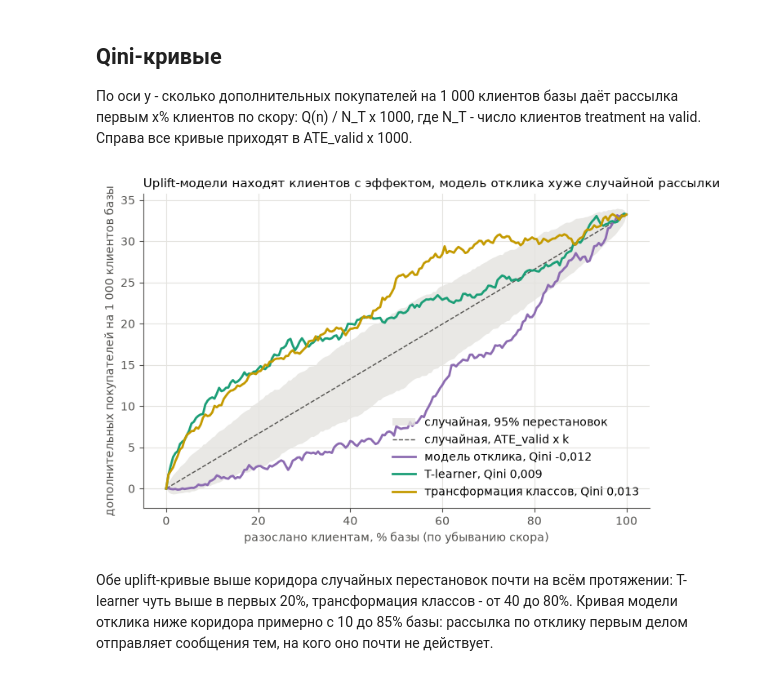
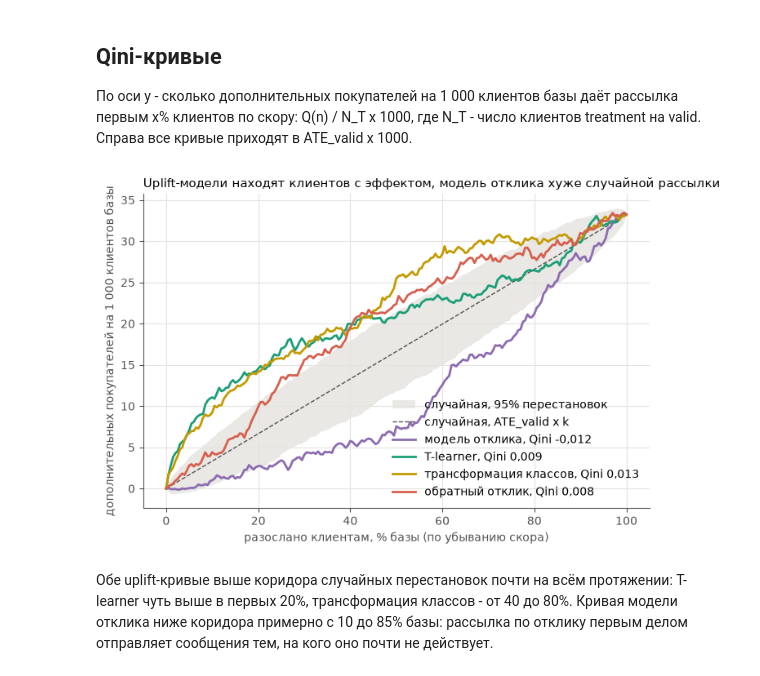
Before and after one commit to artyombelyaev/x5-uplift-modeling, a Jupyter notebook: notebooks/04_models.ipynb, the cells around one changed output. Saved outputs shown, nothing was run; the diff lists cells and outputs as text; code cells hidden in the pictures.

```diff
--- a/notebooks/04_models.ipynb
+++ b/notebooks/04_models.ipynb
@@ -89,12 +95,13 @@ scores_all = pd.read_parquet(ART / "valid_scores.parquet")
 scores_all = scores_all.pivot_table(index=["client_id"], columns=["model", "seed"], values="score")
 scores_all = scores_all.loc[X_valid.index]
 scores = {m: scores_all[(m, config.SEED)].to_numpy() for m in MODELS}
+scores["inverse_response"] = -scores["response"]
 ate_valid = y[t == 1].mean() - y[t == 0].mean()
 print(f"valid: {len(y)} клиентов, treatment {int(t.sum())}, control {int((1 - t).sum())}, ATE_valid = {ate_valid * 100:.2f} п.п.")
 # %% [output]
 valid: 40008 клиентов, treatment 19996, control 20012, ATE_valid = 3.32 п.п.
 # %%
-point = pd.DataFrame({m: uplift.metrics(y, t, scores[m], KS) for m in MODELS}).T
+point = pd.DataFrame({m: uplift.metrics(y, t, scores[m], KS) for m in SCORED}).T
 boot = uplift.bootstrap(y, t, scores, n_boot=1000, seed=config.SEED, ks=KS)
 perm = uplift.permutation_baseline(y, t, n_perm=1000, seed=config.SEED, ks=KS)
 ate_boot = boot[boot.model == "ate"].set_index("rep").ate
@@ -105,7 +112,7 @@ def ci(s):
 
 
 rows = []
-for m in MODELS:
+for m in SCORED:
     b = boot[boot.model == m]
     row = {"модель": plots.MODEL_NAMES[m]}
     lo, hi = ci(b.qini)
@@ -145,7 +153,8 @@ table
 Парные разности на тех же бутстреп-выборках:
 # %%
 wide = boot[boot.model != "ate"].pivot(index="rep", columns="model")
-pairs = [("t_learner", "response"), ("class_transformation", "response"), ("t_learner", "class_transformation")]
+pairs = [("t_learner", "response"), ("class_transformation", "response"), ("t_learner", "class_transformation"),
+         ("t_learner", "inverse_response"), ("class_transformation", "inverse_response")]
 rows = []
 for a, b_ in pairs:
     row = {"разность": f"{plots.MODEL_NAMES[a]} - {plots.MODEL_NAMES[b_]}"}
@@ -158,7 +167,7 @@ for a, b_ in pairs:
             f"{est * scale:.3f} ({lo * scale:.3f} ... {hi * scale:.3f})" if metric == "qini"
             else f"{est * scale:+.0f} ({lo * scale:+.0f} ... {hi * scale:+.0f})")
     rows.append(row)
-for m in MODELS:
+for m in SCORED:
     row = {"разность": f"{plots.MODEL_NAMES[m]} - случайная"}
     for k in KS:
         col = f"uplift@{k:.0%}"
@@ -197,31 +214,31 @@ Q(n) / N_T x 1000, где N_T - число клиентов treatment на valid
 # %%
 grid = np.linspace(0, 1, 201)
 n_t_total = t.sum()
 
 
 def curve_on_grid(score):
     x, q = uplift.qini_curve(y, t, score)
     return np.interp(grid, x / x[-1], q / n_t_total * 1000)
 
 
 rng = np.random.default_rng(config.SEED)
 perm_curves = np.array([curve_on_grid(rng.permutation(len(y))) for _ in range(1000)])
 band_lo, band_hi = np.quantile(perm_curves, [0.025, 0.975], axis=0)
 
 fig, ax = plt.subplots(figsize=(8, 5))
 ax.fill_between(grid * 100, band_lo, band_hi, color=plots.GRID, alpha=0.8, lw=0, label="случайная, 95% перестановок")
 ax.plot([0, 100], [0, ate_valid * 1000], color=plots.INK, ls="--", lw=1, label="случайная, ATE_valid x k")
-for m in MODELS:
+for m in SCORED:
     ax.plot(grid * 100, curve_on_grid(scores[m]), color=plots.MODEL_COLORS[m], lw=2,
             label=f"{plots.MODEL_NAMES[m]}, Qini {point.loc[m, 'qini']:.3f}".replace(".", ","))
 ax.set_xlabel("разослано клиентам, % базы (по убыванию скора)")
 ax.set_ylabel("дополнительных покупателей на 1 000 клиентов базы")
 ax.legend(loc="lower right")
 ax.set_title('Uplift-модели находят клиентов с эффектом, модель отклика хуже случайной рассылки')
 plots.save(fig, "qini_valid.png")
 plt.show()
 # %% [output]
-[figure, old version]
+[figure, new version]
 # %% [markdown]
 Обе uplift-кривые выше коридора случайных перестановок почти на всём протяжении: T-learner чуть выше в первых
 20%, трансформация классов - от 40 до 80%. Кривая модели отклика ниже коридора примерно с 10 до 85% базы:
```
Also changed, not shown: parts of 5 cells of this notebook, 2 other files.
